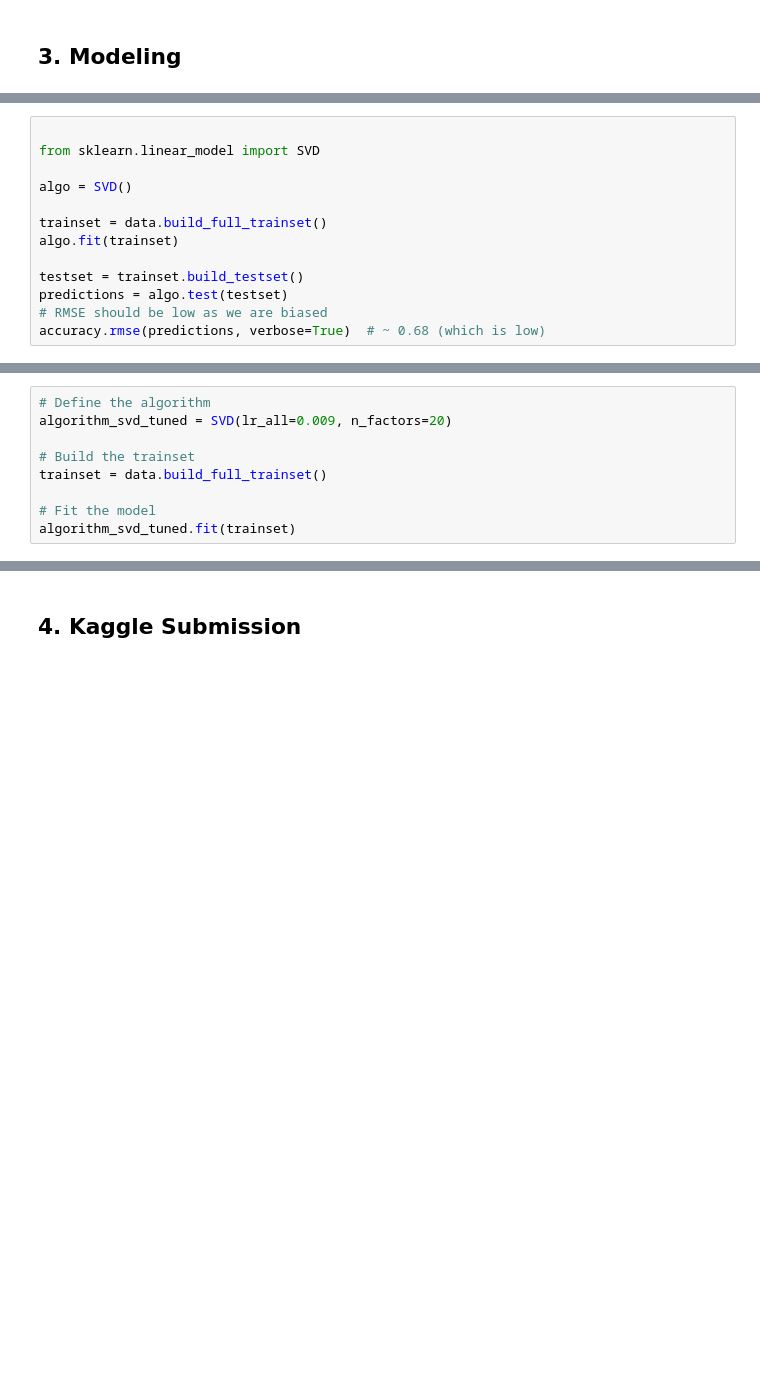
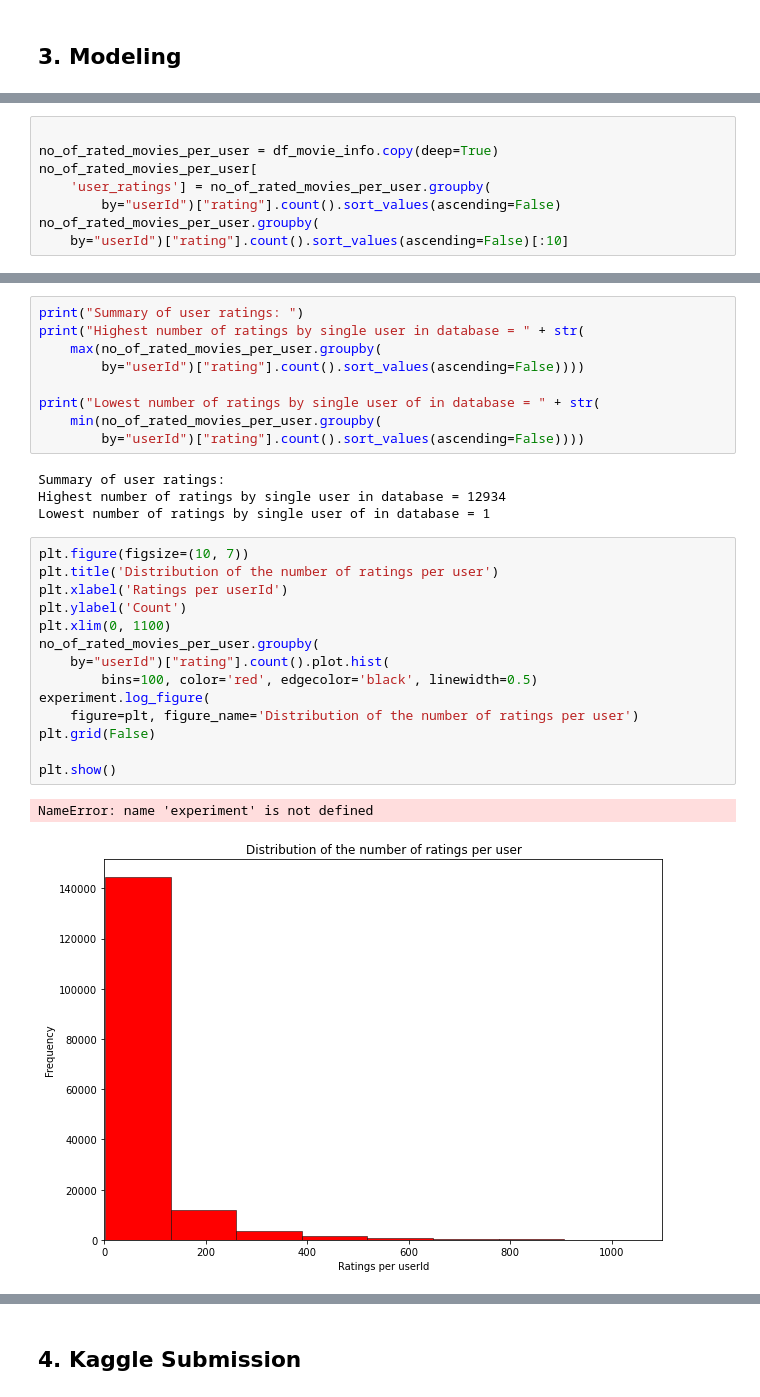
Before and after one commit to Leham-Greeves/JS7_Notebook_Reprository, a Jupyter notebook: unsupervised_learning_notebook.ipynb, the cells around one changed output, grey strips where cells are left out. Cells and saved outputs as stored; diff of their text form; blank space fills up the shorter version.

```diff
--- a/unsupervised_learning_notebook.ipynb
+++ b/unsupervised_learning_notebook.ipynb
@@ -455,14 +437,9 @@ def pad_dict_list(dict_list, padel):
 # %%
 
-from sklearn.linear_model import SVD
-
-algo = SVD()
-
-trainset = data.build_full_trainset()
-algo.fit(trainset)
-
-testset = trainset.build_testset()
-predictions = algo.test(testset)
-# RMSE should be low as we are biased
-accuracy.rmse(predictions, verbose=True)  # ~ 0.68 (which is low)
+no_of_rated_movies_per_user = df_movie_info.copy(deep=True)
+no_of_rated_movies_per_user[
+    'user_ratings'] = no_of_rated_movies_per_user.groupby(
+        by="userId")["rating"].count().sort_values(ascending=False)
+no_of_rated_movies_per_user.groupby(
+    by="userId")["rating"].count().sort_values(ascending=False)[:10]
 # %% [output]
@@ -474,9 +462,30 @@ pd.DataFrame(rmse_scores, algorithms, columns=['RMSE'])
 # %%
-# Define the algorithm
-algorithm_svd_tuned = SVD(lr_all=0.009, n_factors=20)
+print("Summary of user ratings: ")
+print("Highest number of ratings by single user in database = " + str(
+    max(no_of_rated_movies_per_user.groupby(
+        by="userId")["rating"].count().sort_values(ascending=False))))
 
-# Build the trainset
-trainset = data.build_full_trainset()
-
-# Fit the model
-algorithm_svd_tuned.fit(trainset)
+print("Lowest number of ratings by single user of in database = " + str(
+    min(no_of_rated_movies_per_user.groupby(
+        by="userId")["rating"].count().sort_values(ascending=False))))
+# %% [output]
+Summary of user ratings:
+Highest number of ratings by single user in database = 12934
+Lowest number of ratings by single user of in database = 1
+# %%
+plt.figure(figsize=(10, 7))
+plt.title('Distribution of the number of ratings per user')
+plt.xlabel('Ratings per userId')
+plt.ylabel('Count')
+plt.xlim(0, 1100)
+no_of_rated_movies_per_user.groupby(
+    by="userId")["rating"].count().plot.hist(
+        bins=100, color='red', edgecolor='black', linewidth=0.5)
+experiment.log_figure(
+    figure=plt, figure_name='Distribution of the number of ratings per user')
+plt.grid(False)
+
+plt.show()
+# %% [output]
+NameError: name 'experiment' is not defined
+[figure, added]
```
Also changed, not shown: parts of 21 cells of this notebook.
